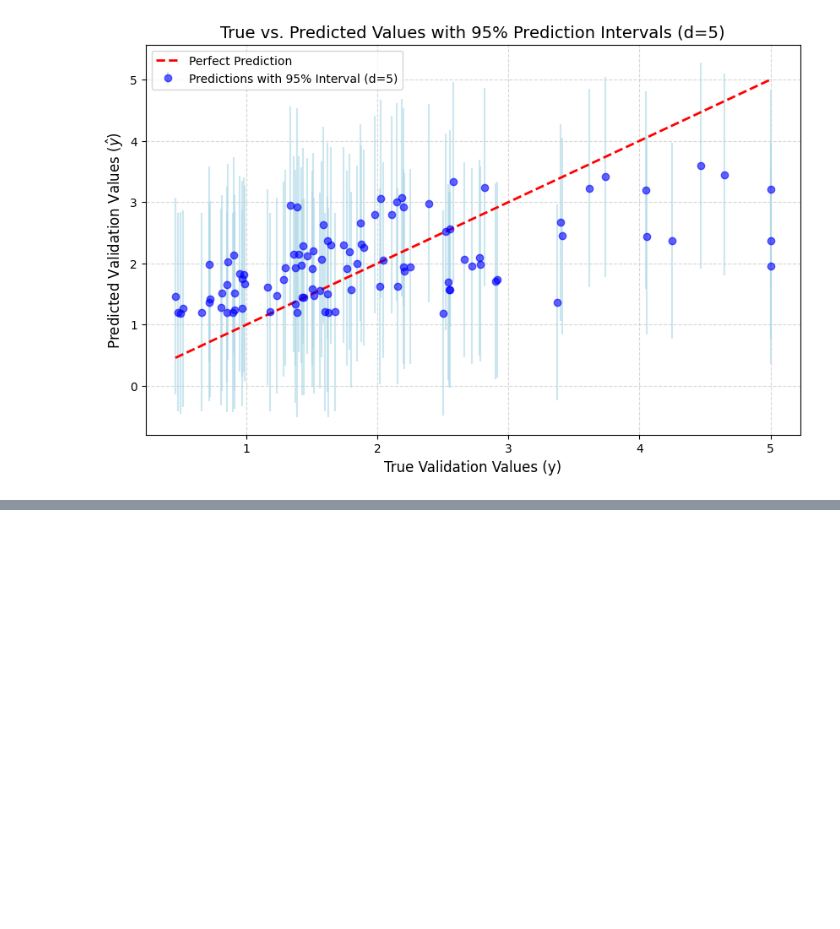
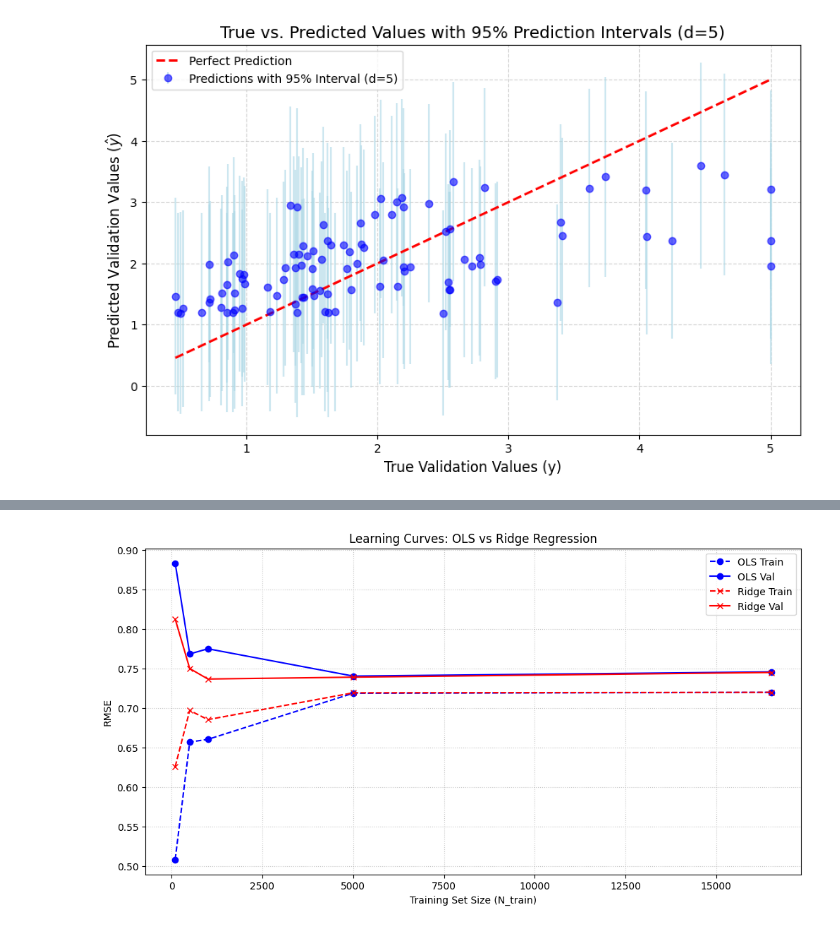
Before and after one commit to emilahmedli5/Linear-Models-Regularization-and-Classification-from-scratch, a Jupyter notebook: notebooks/hw2_analysis.ipynb, the cells around one changed output, grey strips where cells are left out. Saved outputs shown, nothing was run; the diff lists cells and outputs as text; code cells hidden in the pictures; blank space fills up the shorter version.

```diff
--- a/notebooks/hw2_analysis.ipynb
+++ b/notebooks/hw2_analysis.ipynb
@@ -300,0 +496,54 @@ plt.show()
+# %%
+from sklearn.model_selection import train_test_split
+
+# 1. Create a fixed 20% validation set
+X_train_full, X_val, y_train_full, y_val = train_test_split(
+    X_scaled, y, test_size=0.2, random_state=42
+)
+
+# 2. Define training sizes and lists to store RMSE
+N_train_sizes = [100, 500, 1000, 5000, len(X_train_full)]
+best_lambda = best_grid_lam # Using the best lambda found in 4.2.3
+
+ols_train_rmse, ols_val_rmse = [], []
+ridge_train_rmse, ridge_val_rmse = [], []
+
+# 3. Train on increasing subsets of data
+for n in N_train_sizes:
+    # Subset the training data
+    X_tr = X_train_full[:n]
+    y_tr = y_train_full[:n]
+
+    # --- OLS (Ridge with lambda = 0) ---
+    ols = RidgeRegression(lambda_=0.0)
+    ols.fit(X_tr, y_tr)
+    ols_train_rmse.append(np.sqrt(mean_squared_error(y_tr, ols.predict(X_tr))))
+    ols_val_rmse.append(np.sqrt(mean_squared_error(y_val, ols.predict(X_val))))
+
+    # --- Ridge (with best lambda) ---
+    ridge = RidgeRegression(lambda_=best_lambda)
+    ridge.fit(X_tr, y_tr)
+    ridge_train_rmse.append(np.sqrt(mean_squared_error(y_tr, ridge.predict(X_tr))))
+    ridge_val_rmse.append(np.sqrt(mean_squared_error(y_val, ridge.predict(X_val))))
+
+# 4. Plotting the Learning Curves
+plt.figure(figsize=(12, 6))
+
+# Plot OLS Curves
+plt.plot(N_train_sizes, ols_train_rmse, marker='o', color='blue', linestyle='--', label='OLS Train')
+plt.plot(N_train_sizes, ols_val_rmse, marker='o', color='blue', linestyle='-', label='OLS Val')
+
+# Plot Ridge Curves
+plt.plot(N_train_sizes, ridge_train_rmse, marker='x', color='red', linestyle='--', label='Ridge Train')
+plt.plot(N_train_sizes, ridge_val_rmse, marker='x', color='red', linestyle='-', label='Ridge Val')
+
+plt.xlabel('Training Set Size (N_train)')
+plt.ylabel('RMSE')
+plt.title('Learning Curves: OLS vs Ridge Regression')
+plt.legend()
+plt.grid(True, linestyle=':', alpha=0.7)
+plt.savefig('../figures/Learning_Curves_OLS_vs_Ridge_Regression.pdf',
+            format='pdf', dpi=300, bbox_inches='tight')
+plt.show()
+# %% [output]
+[figure, added]
```
Also changed, not shown: parts of 3 cells of this notebook, 4 other files.
